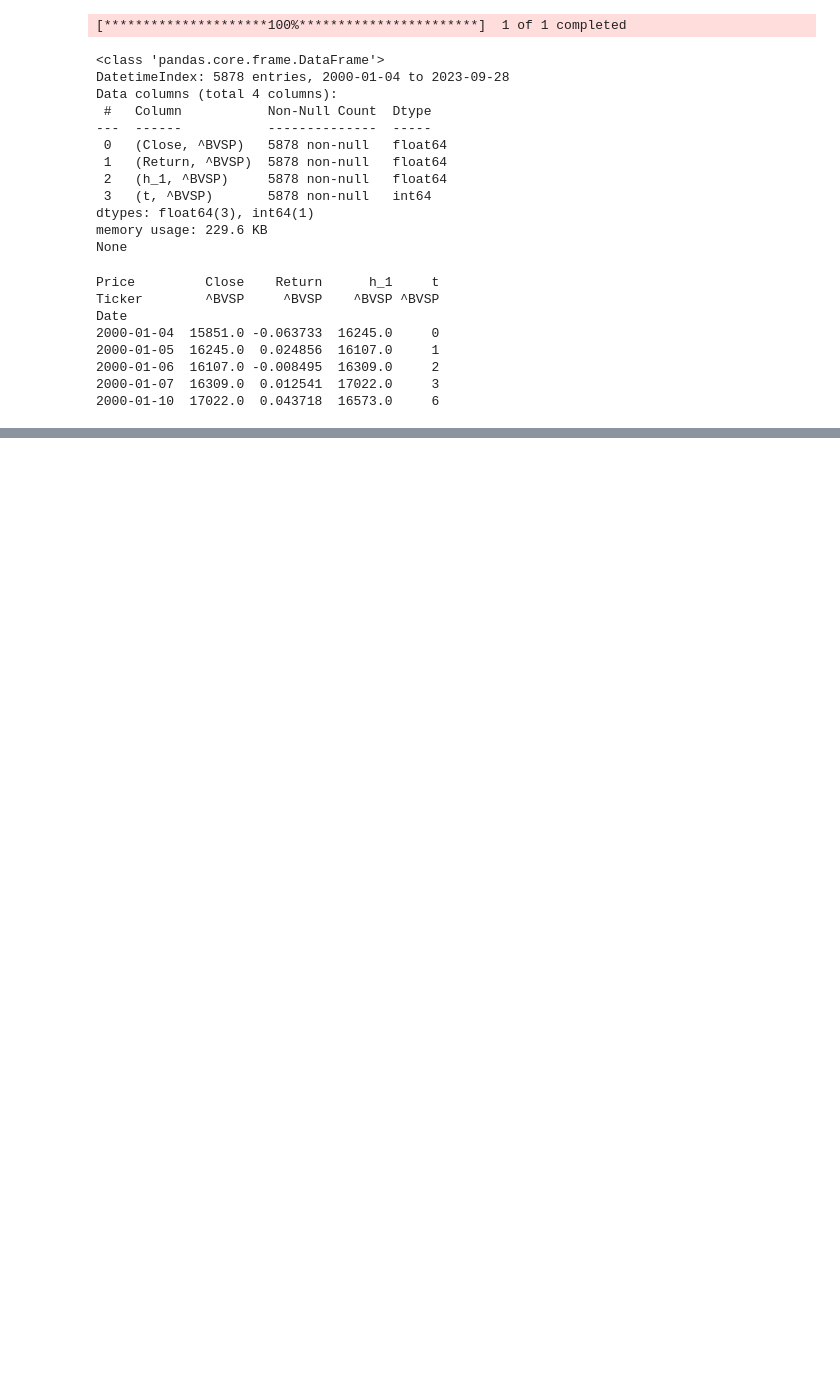
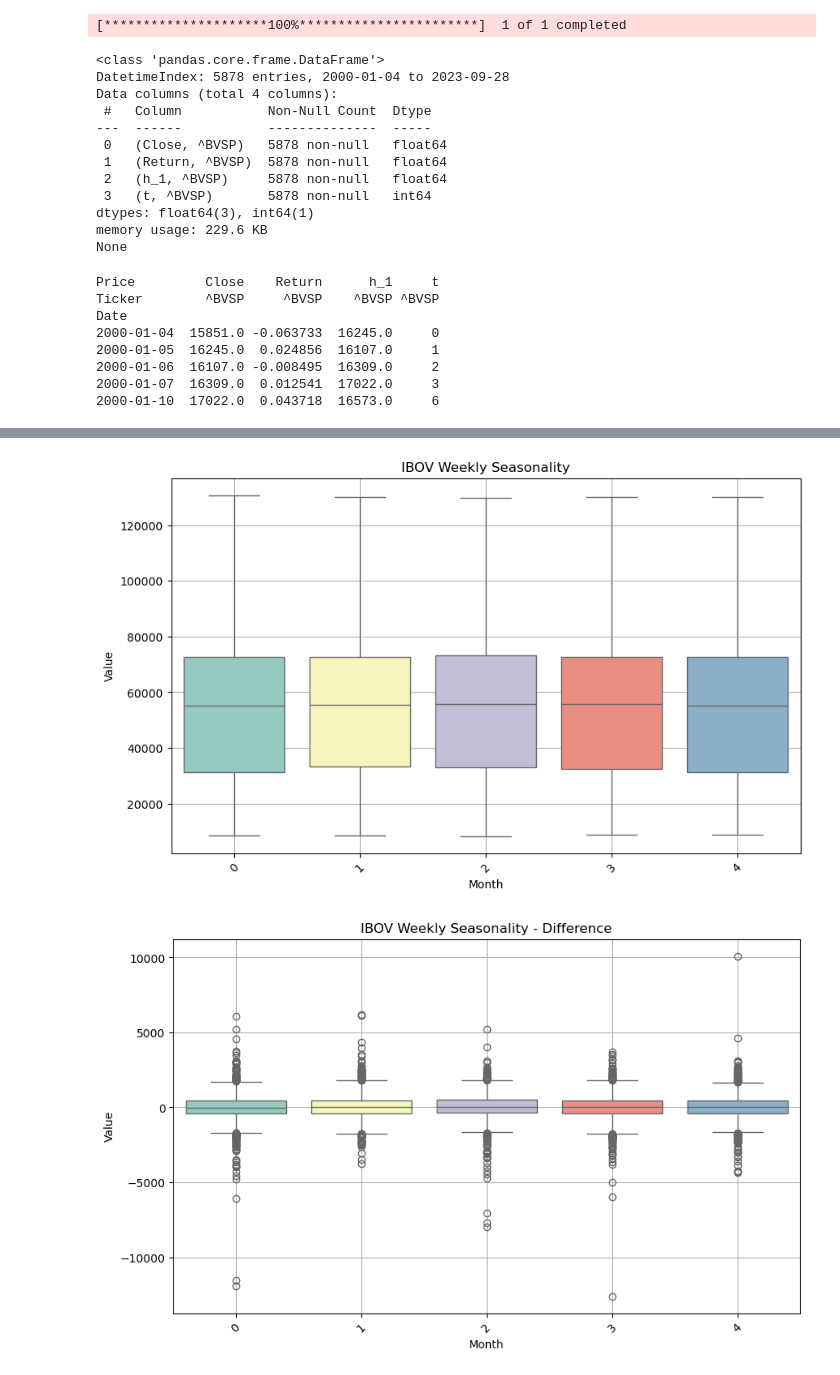
Before and after one commit to gabrieldadcarvalho/IF867_deep_learning_introduction, a Jupyter notebook: rnn/ibov/ibov.ipynb, the cells around one changed output, grey strips where cells are left out. Saved outputs shown, nothing was run; the diff lists cells and outputs as text; code cells hidden in the pictures; blank space fills up the shorter version.

```diff
--- a/rnn/ibov/ibov.ipynb
+++ b/rnn/ibov/ibov.ipynb
@@ -226,0 +315,16 @@ covXX = autocorrelation(ibov['Close'].values, 30, 'autocorrelation_ibov.png')
+# %%
+plot_sazonality(
+    ibov[("Close", "^BVSP")],
+    time=ibov.index.weekday,
+    title="IBOV Weekly Seasonality",
+    save_path="ibov_weekly_seasonality.png",
+)
+plot_sazonality(
+    ibov[("Close", "^BVSP")].diff(),
+    time=ibov.index.weekday,
+    title="IBOV Weekly Seasonality - Difference",
+    save_path="ibov_weekly_seasonality_diff.png",
+)
+# %% [output]
+[figure, added]
+[figure, added]
```
Also changed, not shown: parts of 37 cells of this notebook, 16 other files.
